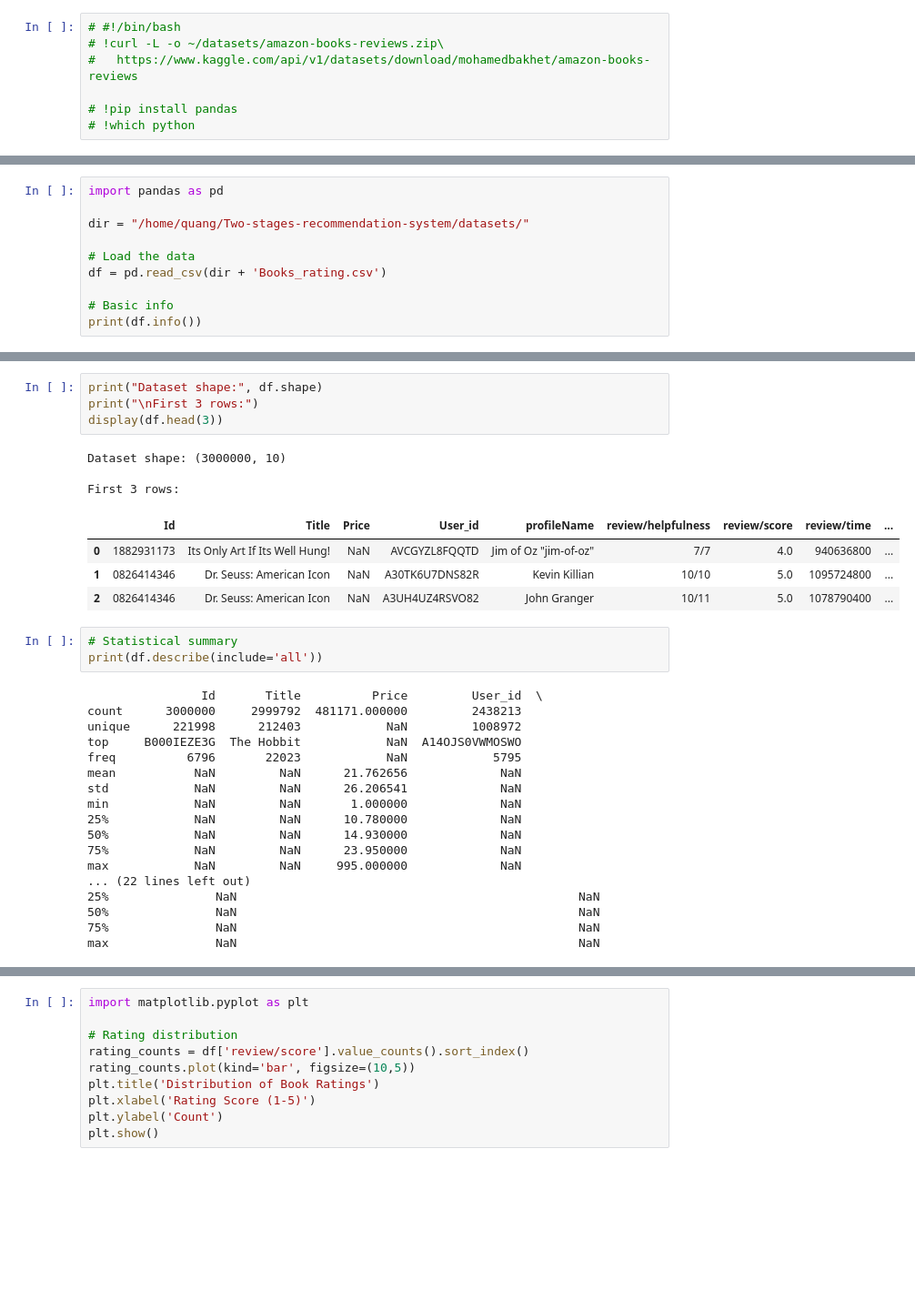
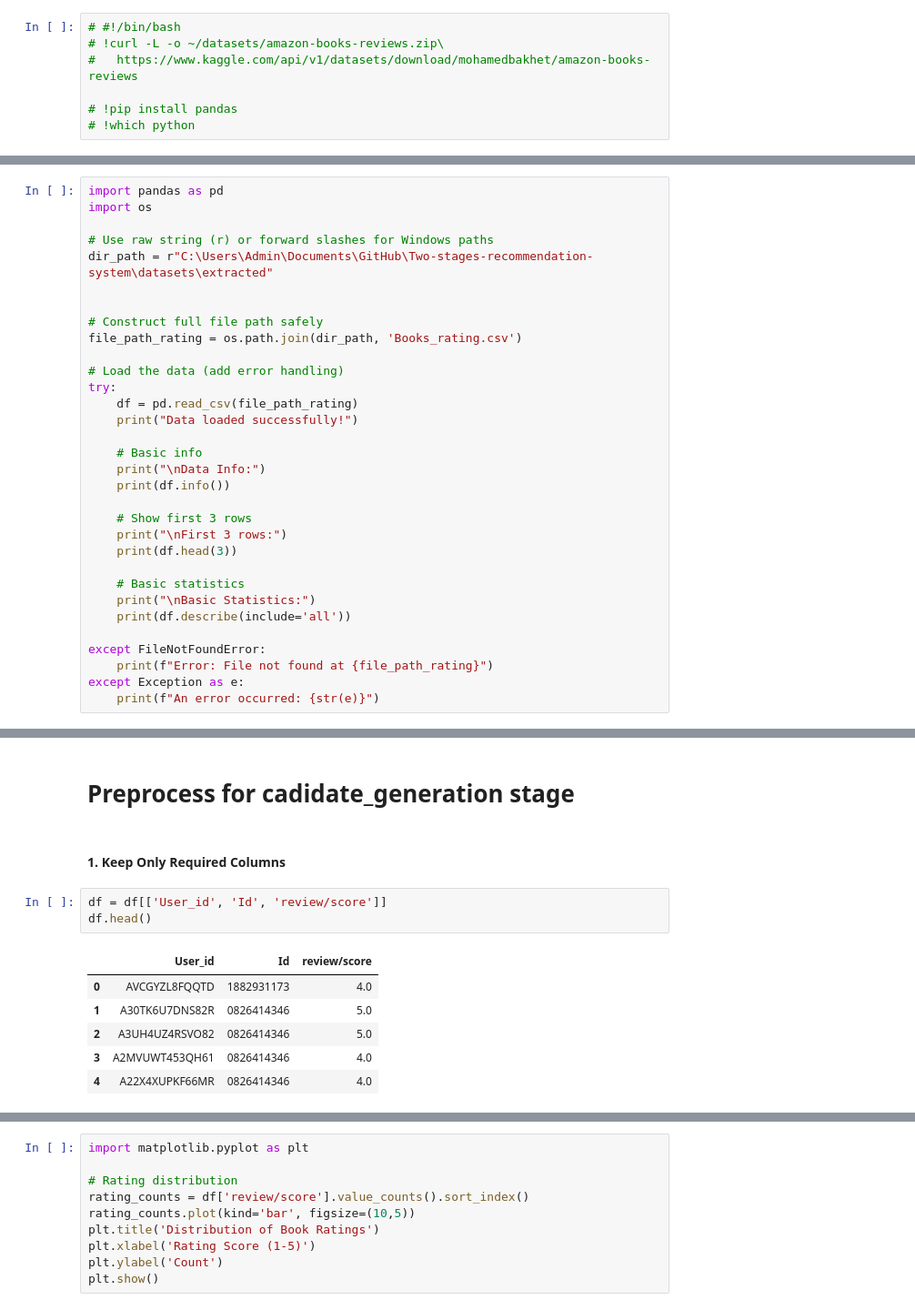
Before and after one commit to OnesNT/Two-stages-recommendation-system, a Jupyter notebook: notes/book_review.ipynb, the cells around one changed output, grey strips where cells are left out. Shown at 91% size. Saved outputs shown, nothing was run; the diff lists cells and outputs as text; blank space fills up the shorter version.

```diff
--- a/notes/book_review.ipynb
+++ b/notes/book_review.ipynb
@@ -8,11 +10,33 @@
 # %%
 import pandas as pd
+import os
 
-dir = "/home/quang/Two-stages-recommendation-system/datasets/"
+# Use raw string (r) or forward slashes for Windows paths
+dir_path = r"C:\Users\Admin\Documents\GitHub\Two-stages-recommendation-system\datasets\extracted"
 
-# Load the data
-df = pd.read_csv(dir + 'Books_rating.csv')
 
-# Basic info
-print(df.info())
+# Construct full file path safely
+file_path_rating = os.path.join(dir_path, 'Books_rating.csv')
+
+# Load the data (add error handling)
+try:
+    df = pd.read_csv(file_path_rating)
+    print("Data loaded successfully!")
+
+    # Basic info
+    print("\nData Info:")
+    print(df.info())
+
+    # Show first 3 rows
+    print("\nFirst 3 rows:")
+    print(df.head(3))
+
+    # Basic statistics
+    print("\nBasic Statistics:")
+    print(df.describe(include='all'))
+
+except FileNotFoundError:
+    print(f"Error: File not found at {file_path_rating}")
+except Exception as e:
+    print(f"An error occurred: {str(e)}")
 # %% [output]
@@ -37,33 +60,14 @@ None
+# %% [markdown]
+# Preprocess for cadidate_generation stage
+# %% [markdown]
+#### 1. Keep Only Required Columns
 # %%
-print("Dataset shape:", df.shape)
-print("\nFirst 3 rows:")
-display(df.head(3))
+df = df[['User_id', 'Id', 'review/score']]
+df.head()
 # %% [output]
-Dataset shape: (3000000, 10)
-
-First 3 rows:
-|  | Id | Title | Price | User_id | profileName | review/helpfulness | review/score | review/time | ... |
-| 0 | 1882931173 | Its Only Art If Its Well Hung! | NaN | AVCGYZL8FQQTD | Jim of Oz "jim-of-oz" | 7/7 | 4.0 | 940636800 | ... |
-| 1 | 0826414346 | Dr. Seuss: American Icon | NaN | A30TK6U7DNS82R | Kevin Killian | 10/10 | 5.0 | 1095724800 | ... |
-| 2 | 0826414346 | Dr. Seuss: American Icon | NaN | A3UH4UZ4RSVO82 | John Granger | 10/11 | 5.0 | 1078790400 | ... |
+|  | User_id | Id | review/score |
+| 0 | AVCGYZL8FQQTD | 1882931173 | 4.0 |
+| 1 | A30TK6U7DNS82R | 0826414346 | 5.0 |
+| 2 | A3UH4UZ4RSVO82 | 0826414346 | 5.0 |
+| 3 | A2MVUWT453QH61 | 0826414346 | 4.0 |
+| 4 | A22X4XUPKF66MR | 0826414346 | 4.0 |
-# %%
-# Statistical summary
-print(df.describe(include='all'))
-# %% [output]
-                Id       Title          Price         User_id  \
-count      3000000     2999792  481171.000000         2438213
-unique      221998      212403            NaN         1008972
-top     B000IEZE3G  The Hobbit            NaN  A14OJS0VWMOSWO
-freq          6796       22023            NaN            5795
-mean           NaN         NaN      21.762656             NaN
-std            NaN         NaN      26.206541             NaN
-min            NaN         NaN       1.000000             NaN
-25%            NaN         NaN      10.780000             NaN
-50%            NaN         NaN      14.930000             NaN
-75%            NaN         NaN      23.950000             NaN
-max            NaN         NaN     995.000000             NaN
-... (22 lines left out)
-25%               NaN                                                NaN
-50%               NaN                                                NaN
-75%               NaN                                                NaN
-max               NaN                                                NaN
```
Also changed, not shown: parts of 16 cells of this notebook, 15 other files.
